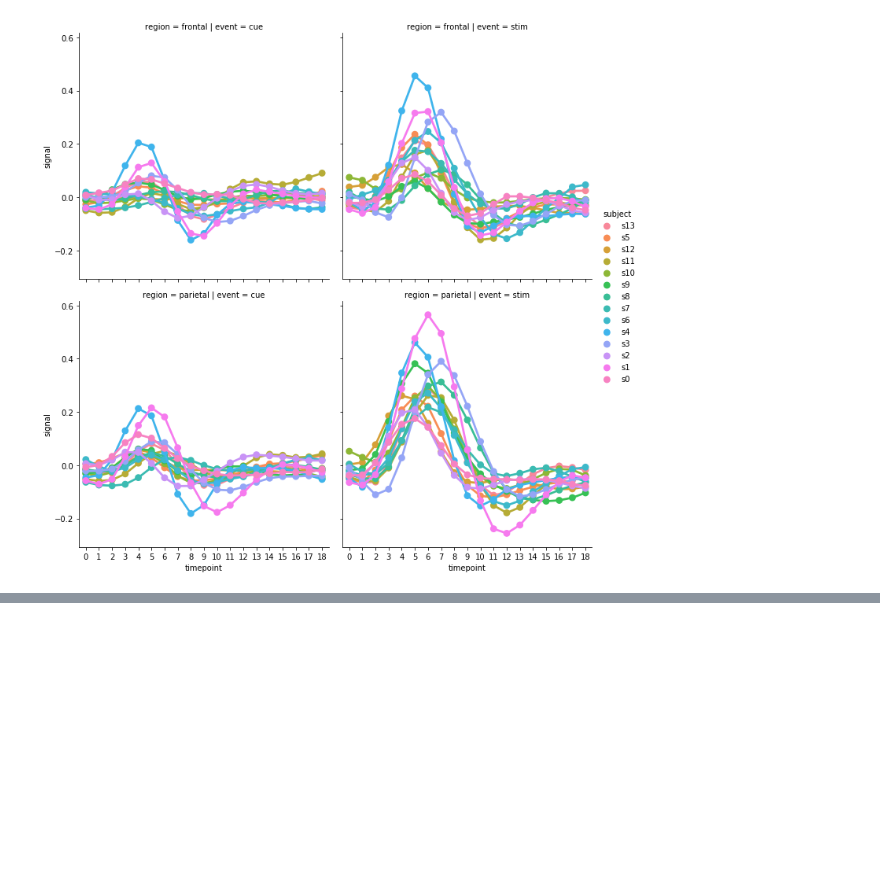
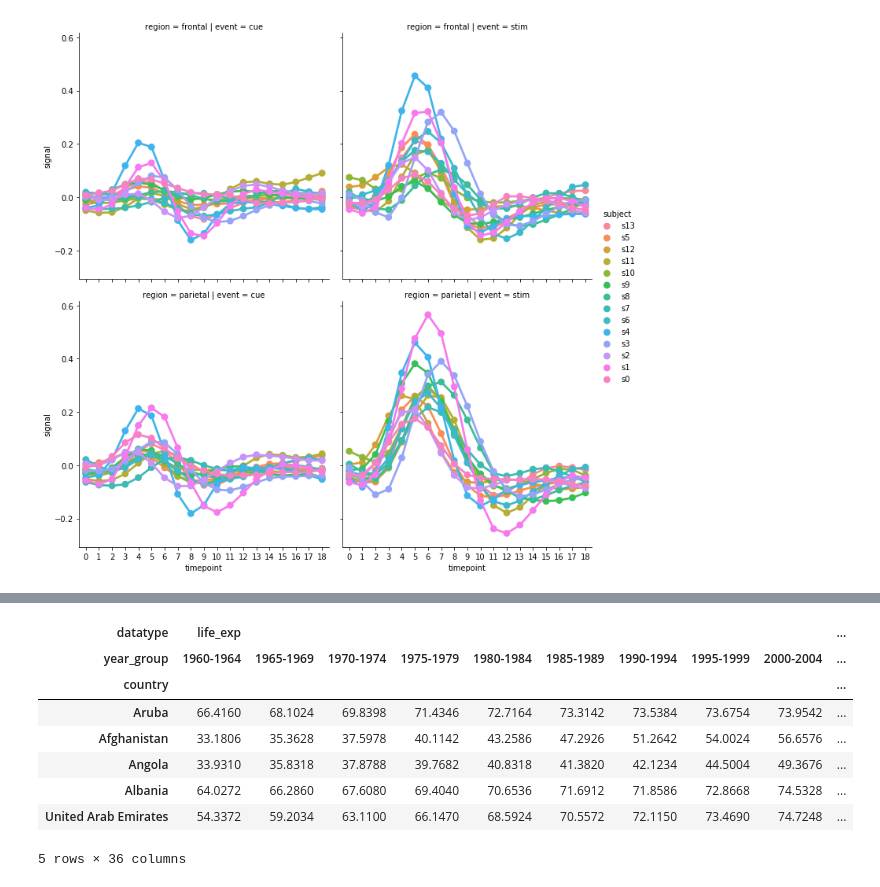
Before and after one commit to ecs-vlc/PythonTeaching, a Jupyter notebook: 03-Data/02 Pandas Intermediate.ipynb, the cells around one changed output, grey strips where cells are left out. Saved outputs shown, nothing was run; the diff lists cells and outputs as text; code cells hidden in the pictures; blank space fills up the shorter version.

```diff
--- a/03-Data/02 Pandas Intermediate.ipynb
+++ b/03-Data/02 Pandas Intermediate.ipynb
@@ -1783,0 +1714,36 @@ pd.crosstab?
+# %%
+# 2
+def chunkIt(L, n):
+    """ Yield successive n-sized chunks from L.
+    """
+    for i in range(0, len(L), n):
+        yield L[i:i+n]
+# %%
+# calculate year chunks
+chunks = list(chunkIt(df_all["life_exp"].columns,5))
+chunk_names = ["{}-{}".format(c[0],c[-1]) for c in chunks]
+# %%
+# generate the multi index
+grouped_idx = it.chain(zip(["life_exp"]*len(chunks),chunk_names), zip(["population"]*len(chunks),chunk_names), zip(["fert_rate"]*len(chunks),chunk_names))
+midx_hd = pd.MultiIndex.from_tuples(grouped_idx, names=["datatype", "year_group"])
+# %%
+# calculate raw mean measurements and concat.
+half_decade = []
+for g in ["life_exp", "population", "fert_rat"]:
+    for name, chunk in zip(chunk_names,chunks):
+        hd = df_all[g][chunk].mean(axis=1)
+        hd.name = name
+        half_decade.append(hd)
+Half_Decade_stats = pd.concat(half_decade,axis=1)
+Half_Decade_stats.columns = midx_hd
+Half_Decade_stats.head()
+# %% [output]
+| datatype | life_exp |  |  |  |  |  |  |  |  | ... |
+| year_group | 1960-1964 | 1965-1969 | 1970-1974 | 1975-1979 | 1980-1984 | 1985-1989 | 1990-1994 | 1995-1999 | 2000-2004 | ... |
+| country |  |  |  |  |  |  |  |  |  | ... |
+| Aruba | 66.4160 | 68.1024 | 69.8398 | 71.4346 | 72.7164 | 73.3142 | 73.5384 | 73.6754 | 73.9542 | ... |
+| Afghanistan | 33.1806 | 35.3628 | 37.5978 | 40.1142 | 43.2586 | 47.2926 | 51.2642 | 54.0024 | 56.6576 | ... |
+| Angola | 33.9310 | 35.8318 | 37.8788 | 39.7682 | 40.8318 | 41.3820 | 42.1234 | 44.5004 | 49.3676 | ... |
+| Albania | 64.0272 | 66.2860 | 67.6080 | 69.4040 | 70.6536 | 71.6912 | 71.8586 | 72.8668 | 74.5328 | ... |
+| United Arab Emirates | 54.3372 | 59.2034 | 63.1100 | 66.1470 | 68.5924 | 70.5572 | 72.1150 | 73.4690 | 74.7248 | ... |
+5 rows × 36 columns
```
Also changed, not shown: parts of 65 cells of this notebook, 9 other files.
